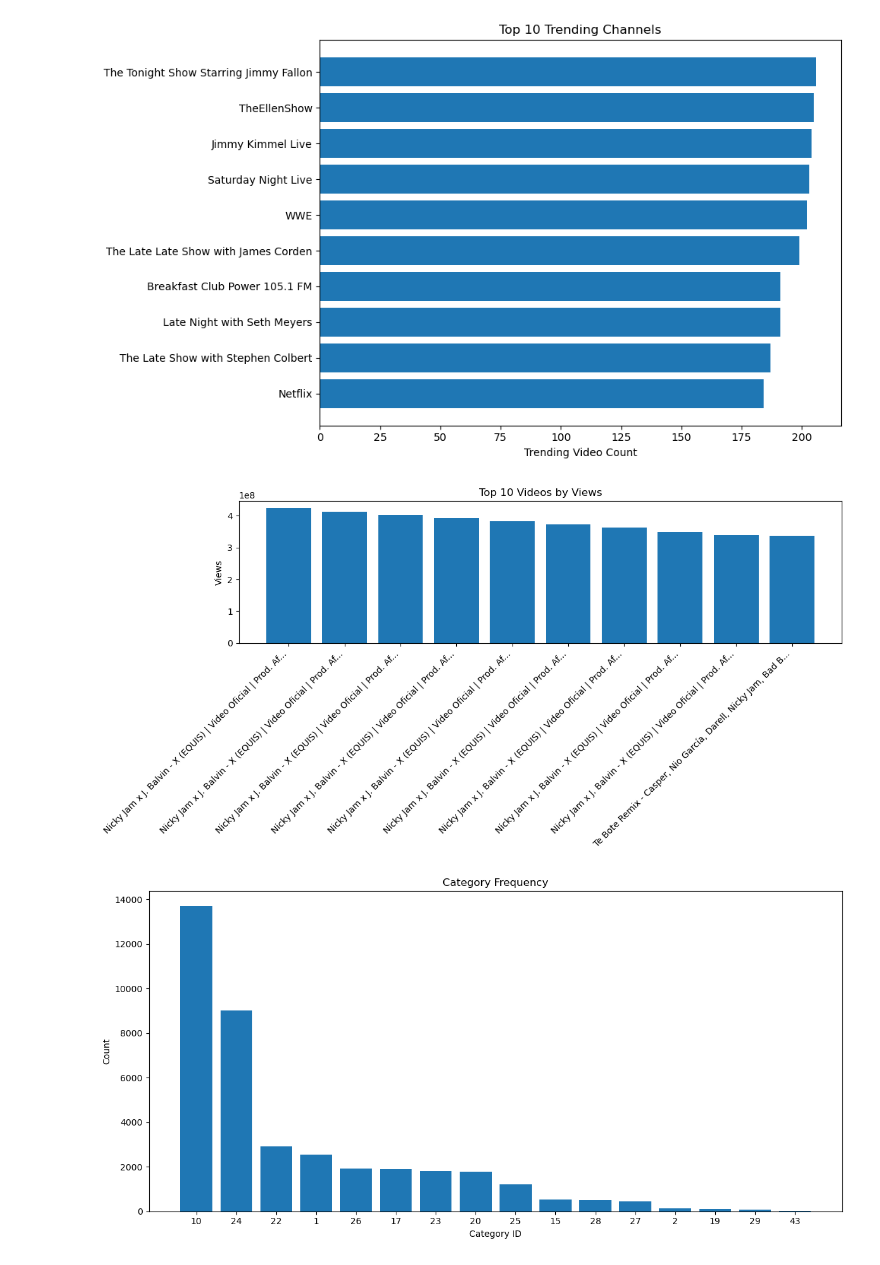
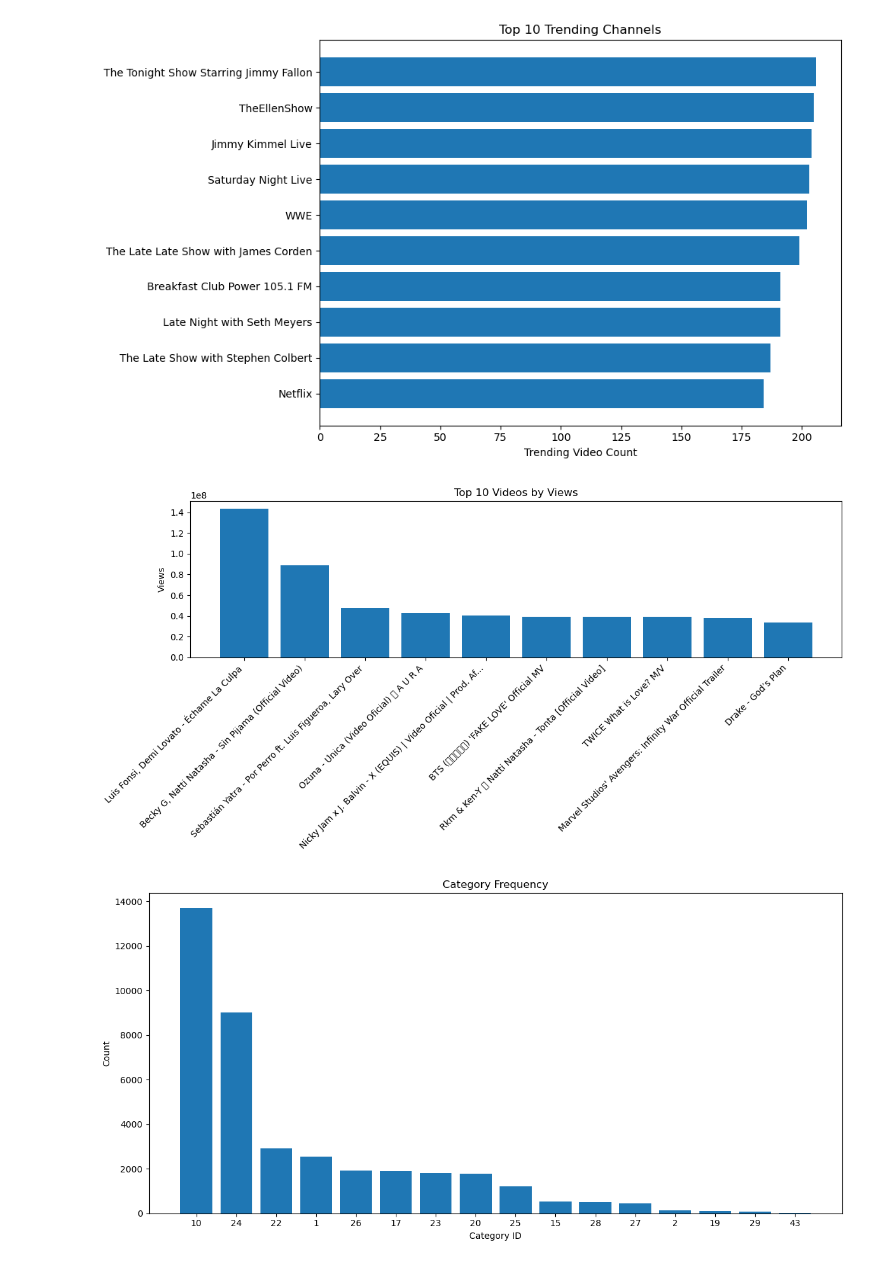
Before and after one commit to glitchhehe/youtube-trending-analytics-gb, a Jupyter notebook: Notebook/YouTube_Trending_GB_Analyzer.ipynb, the cells around one changed output. Drawn from its saved outputs; the diff is of its cells as text; code cells hidden in the pictures.

```diff
--- a/Notebook/YouTube_Trending_GB_Analyzer.ipynb
+++ b/Notebook/YouTube_Trending_GB_Analyzer.ipynb
@@ -223,18 +223,18 @@ if df is not None:
 [figure]
 # %%
 if df is not None:
-    top_videos = df.sort_values('views', ascending=False).head(10)
+    top_videos = df.drop_duplicates(subset='title').sort_values('views', ascending=False).head(10)
     labels = top_videos['title'].astype(str).apply(lambda x: x[:60] + "..." if len(x) > 60 else x)
 
     plt.figure(figsize=(12,6))
     plt.bar(range(len(labels)), top_videos['views'])
     plt.xticks(range(len(labels)), labels, rotation=45, ha='right')
     plt.title("Top 10 Videos by Views")
     plt.ylabel("Views")
     plt.tight_layout()
     plt.show()
 # %% [output]
-[figure, old version]
+[figure, new version]
 # %%
 if df is not None:
     cat_counts = df['category_id'].value_counts()
```
Also changed, not shown: parts of 1 cell of this notebook.
